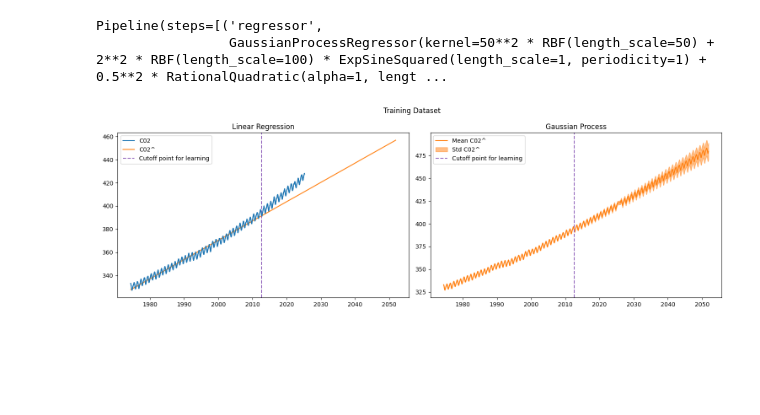
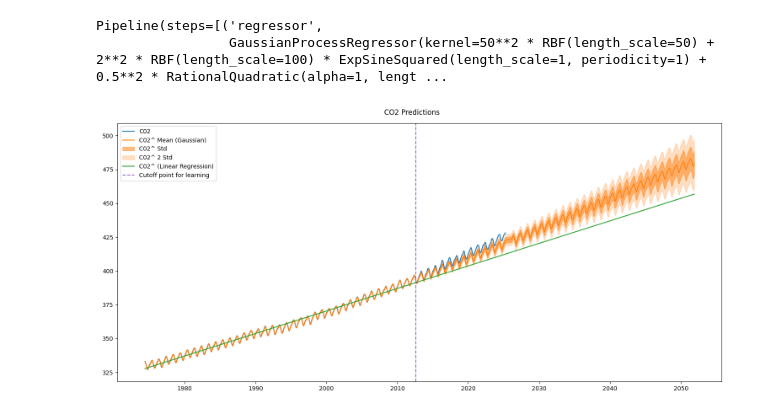
Before and after one commit to Gabriel-R-Parra/numerical-analysis-climate-report, a Jupyter notebook: project/CO2-MaunaLoa/least_squares.ipynb, the cells around one changed output. Drawn from its saved outputs; the diff is of its cells as text; code cells hidden in the pictures; blank space fills up the shorter version.

```diff
--- a/project/CO2-MaunaLoa/least_squares.ipynb
+++ b/project/CO2-MaunaLoa/least_squares.ipynb
@@ -75,22 +75,17 @@ gpp_table = create_full_table(features_combined, labels_combined, gpp_means, gpp
 # %%
 %matplotlib widget
 # %%
-fig, ax = plt.subplots(1, 2, figsize=(15, 5), sharex=False, sharey=False)
+fig, ax = plt.subplots(1, 1, figsize=(15, 7), sharex=False, sharey=False)
 
-ax[0].set_title("Linear Regression")
-ax[0].plot(linear_table["Exact"].iloc[:len(labels_combined)], linear_table["C02"].iloc[:len(labels_combined)], c="tab:blue", label="C02")
-ax[0].plot(linear_table["Exact"], linear_table["C02^"], c="tab:orange", label="C02^")
-ax[0].axvline(x=x_test["Exact"].iloc[0], color='tab:purple', linestyle='--', label="Cutoff point for learning")
-ax[0].legend()
+ax.plot(gpp_table["Exact"].iloc[:len(labels_combined)], gpp_table["C02"].iloc[:len(labels_combined)], c="tab:blue", label="C02")
+ax.plot(gpp_table["Exact"], gpp_table["C02^"], c="tab:orange", label="C02^ Mean (Gaussian)")
+ax.fill_between(gpp_table["Exact"], gpp_table["C02^"] - gpp_table["Std"], gpp_table["C02^"] + gpp_table["Std"], label="C02^ Std ", color="tab:orange", alpha=.5)
+ax.fill_between(gpp_table["Exact"], gpp_table["C02^"] - 2 * gpp_table["Std"], gpp_table["C02^"] + 2 * gpp_table["Std"], label="C02^ 2 Std ", color="tab:orange", alpha=.25)
+ax.plot(linear_table["Exact"], linear_table["C02^"], c="tab:green", label="C02^ (Linear Regression)")
+ax.axvline(x=x_test["Exact"].iloc[0], color='tab:purple', linestyle='--', label="Cutoff point for learning")
+ax.legend()
 
-ax[1].set_title("Gaussian Process")
-ax[0].plot(gpp_table["Exact"].iloc[:len(labels_combined)], gpp_table["C02"].iloc[:len(labels_combined)], c="tab:blue", label="C02")
-ax[1].plot(gpp_table["Exact"], gpp_table["C02^"], c="tab:orange", label="Mean C02^")
-ax[1].fill_between(gpp_table["Exact"], gpp_table["C02^"] - gpp_table["Std"], gpp_table["C02^"] + gpp_table["Std"], label="Std C02^", color="tab:orange", alpha=.5)
-ax[1].axvline(x=x_test["Exact"].iloc[0], color='tab:purple', linestyle='--', label="Cutoff point for learning")
-ax[1].legend()
-
-fig.suptitle("Training Dataset")
+fig.suptitle("CO2 Predictions")
 fig.tight_layout()
 # %% [output]
-[figure, old version]
+[figure, new version]
```
